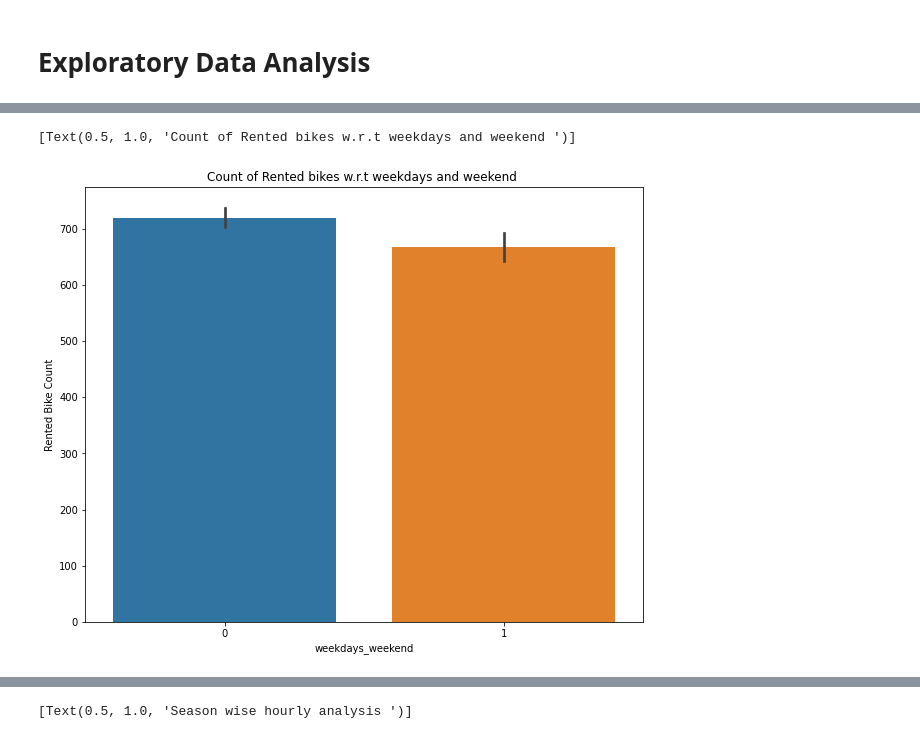
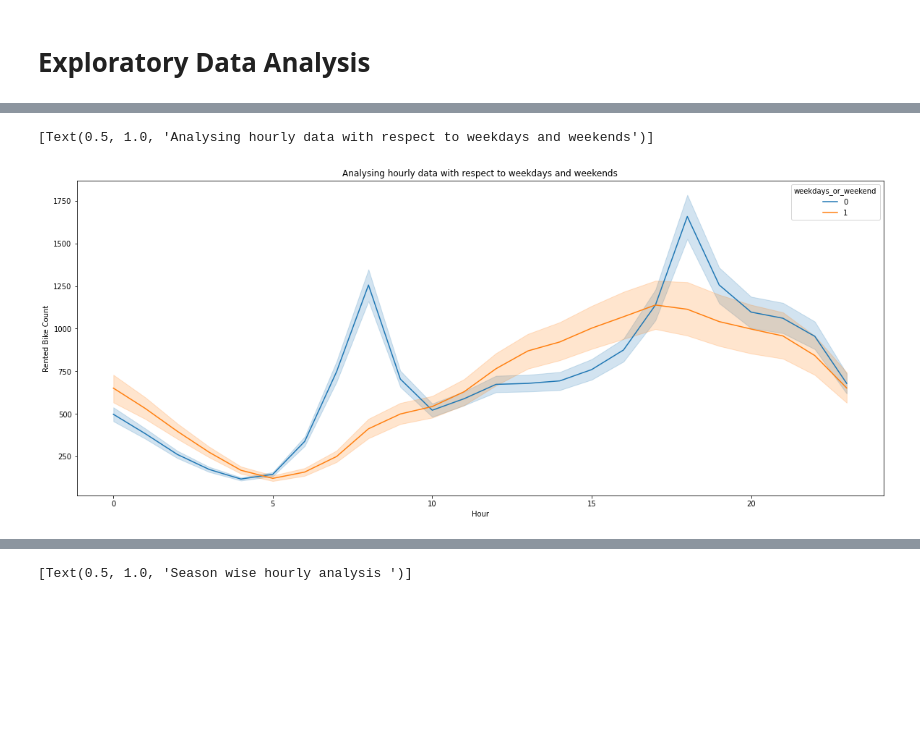
Before and after one commit to Rochakr4/Bike-Sharing-Demand-Prediction---Capstone-Project, a Jupyter notebook: Bike_Sharing_Demand_Prediction_Capstone_Project.ipynb, the cells around one changed output, grey strips where cells are left out. Cells and saved outputs as stored; diff of their text form; code cells hidden in the pictures; blank space fills up the shorter version.

```diff
--- a/Bike_Sharing_Demand_Prediction_Capstone_Project.ipynb
+++ b/Bike_Sharing_Demand_Prediction_Capstone_Project.ipynb
@@ -151,14 +155,14 @@ date_wise.show()
 [interactive output not drawn]
 # %%
 # Changing the "Date" column into three "year","month","day" column
-bike_df['Date'] = bike_df['Date'].apply(lambda x:
-                                    dt.datetime.strptime(x,"%d/%m/%Y"))
+bike_df['Date'] = bike_df['Date'].apply(lambda x:dt.datetime.strptime(x,"%d/%m/%Y"))
 # %%
-bike_df['year'] = bike_df['Date'].dt.year
 bike_df['month'] = bike_df['Date'].dt.month
 bike_df['day'] = bike_df['Date'].dt.day_name()
-bike_df['weekdays_weekend']=bike_df['day'].apply(lambda x : 1 if x=='Saturday' or x=='Sunday' else 0 )
-bike_df=bike_df.drop(columns=['day','year'],axis=1)
+#Creating 'weekdays_or_weekend' feature for further analysis
+bike_df['weekdays_or_weekend']=bike_df['day'].apply(lambda x : 1 if x=='Saturday' or x=='Sunday' else 0 )
+#Droping unwanted coloumns
+bike_df=bike_df.drop(columns=['Date'],axis=1)
 # %%
 bike_df.head()
 # %% [output]
@@ -171,5 +195,5 @@ bike_df.head()
 # %%
 #Changing data type of
-cols=['Hour','month','weekdays_weekend']
+cols=['Hour','month','weekdays_or_weekend']
 for col in cols:
   bike_df[col]=bike_df[col].astype('category')
@@ -178,7 +228,8 @@ for col in cols:
 # %%
-fig,ax=plt.subplots(figsize=(10,8))
-sns.barplot(data=bike_df,x='weekdays_weekend',y='Rented Bike Count')
-ax.set(title='Count of Rented bikes w.r.t weekdays and weekend ')
+#Analysing hourly average data with respect to weekdays and weekends
+fig,ax=plt.subplots(figsize=(20,8))
+sns.lineplot(data=bike_df,x='Hour',y='Rented Bike Count',hue='weekdays_or_weekend',ax=ax)
+ax.set(title='Analysing hourly data with respect to weekdays and weekends')
 # %% [output]
-[Text(0.5, 1.0, 'Count of Rented bikes w.r.t weekdays and weekend ')]
+[Text(0.5, 1.0, 'Analysing hourly data with respect to weekdays and weekends')]
-[figure, old version]
+[figure, new version]
```
Also changed, not shown: parts of 18 cells of this notebook.
